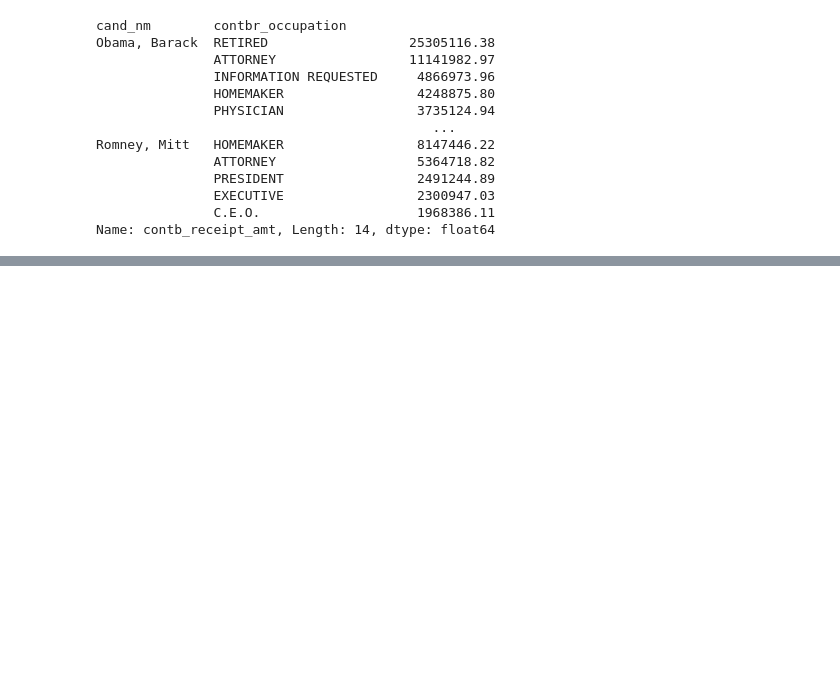
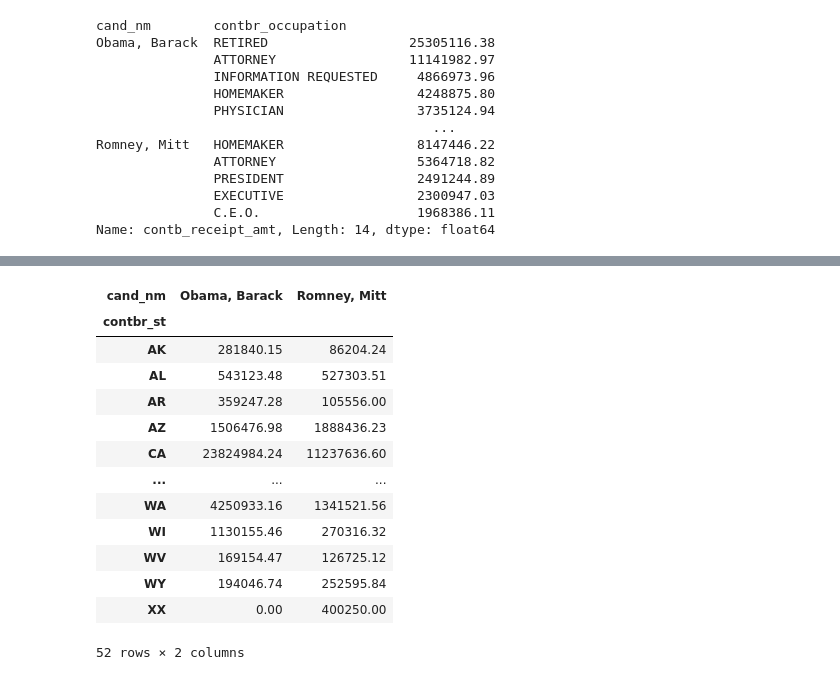
Before and after one commit to p1tuo/20201104-work, a Jupyter notebook: Untitled7.ipynb, the cells around one changed output, grey strips where cells are left out. Saved outputs shown, nothing was run; the diff lists cells and outputs as text; code cells hidden in the pictures; blank space fills up the shorter version.

```diff
--- a/Untitled7.ipynb
+++ b/Untitled7.ipynb
@@ -254,0 +359,18 @@ Name: contb_receipt_amt, Length: 14, dtype: float64
+# %%
+totals = totals[totals.sum(1) > 100000]
+totals
+# %% [output]
+| cand_nm | Obama, Barack | Romney, Mitt |
+| contbr_st |  |  |
+| AK | 281840.15 | 86204.24 |
+| AL | 543123.48 | 527303.51 |
+| AR | 359247.28 | 105556.00 |
+| AZ | 1506476.98 | 1888436.23 |
+| CA | 23824984.24 | 11237636.60 |
+| ... | ... | ... |
+| WA | 4250933.16 | 1341521.56 |
+| WI | 1130155.46 | 270316.32 |
+| WV | 169154.47 | 126725.12 |
+| WY | 194046.74 | 252595.84 |
+| XX | 0.00 | 400250.00 |
+52 rows × 2 columns
```
Also changed, not shown: parts of 12 cells of this notebook.
